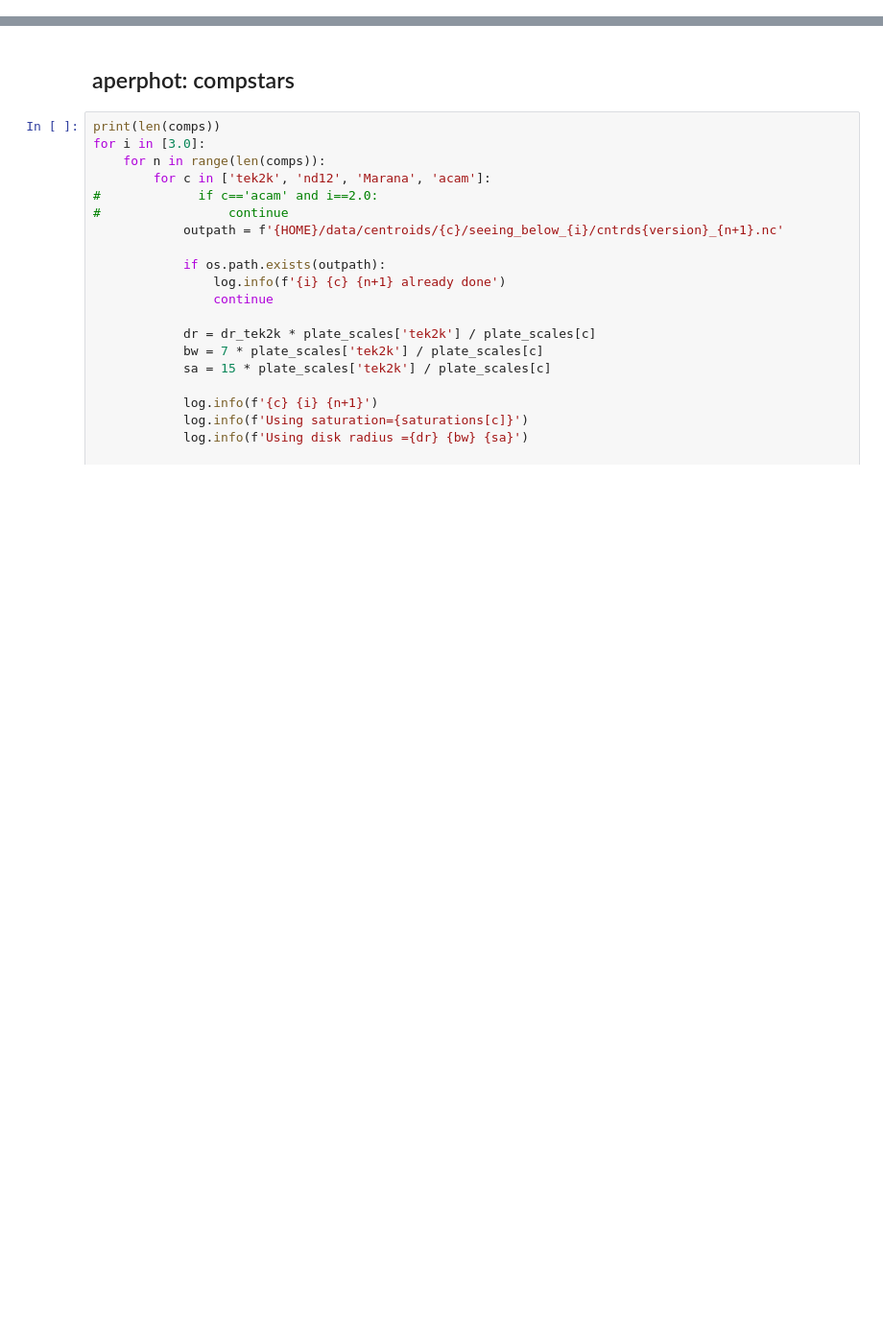
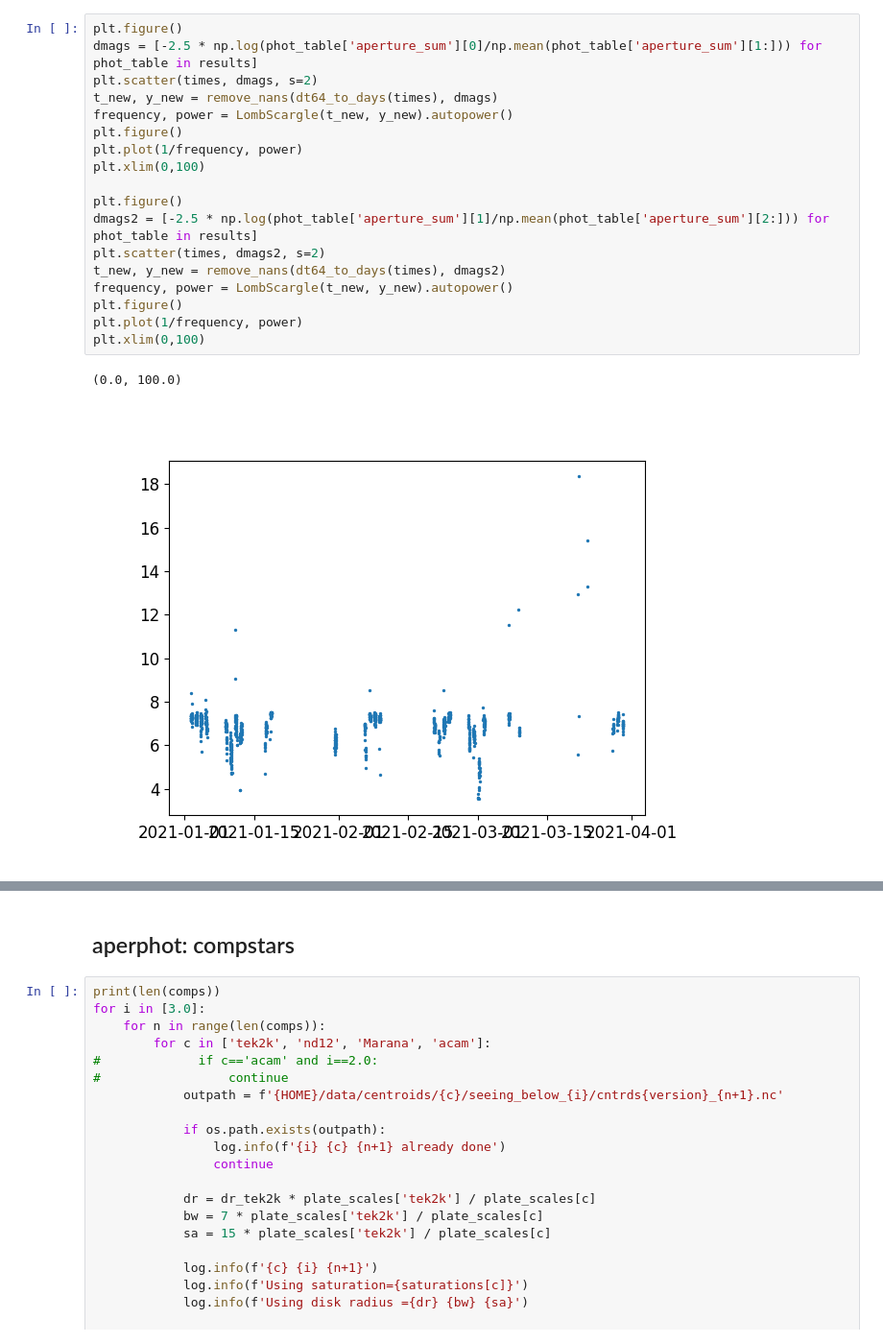
Before and after one commit to canisli/holmberg, a Jupyter notebook: ulx_photometry.ipynb, the cells around one changed output, grey strips where cells are left out. Shown: that part at 96% size. Saved outputs shown, nothing was run; the diff lists cells and outputs as text; blank space fills up the shorter version.

```diff
--- a/ulx_photometry.ipynb
+++ b/ulx_photometry.ipynb
@@ -73,0 +152,21 @@ Sleeping for 10 seconds
+# %%
+plt.figure()
+dmags = [-2.5 * np.log(phot_table['aperture_sum'][0]/np.mean(phot_table['aperture_sum'][1:])) for phot_table in results]
+plt.scatter(times, dmags, s=2)
+t_new, y_new = remove_nans(dt64_to_days(times), dmags)
+frequency, power = LombScargle(t_new, y_new).autopower()
+plt.figure()
+plt.plot(1/frequency, power)
+plt.xlim(0,100)
+
+plt.figure()
+dmags2 = [-2.5 * np.log(phot_table['aperture_sum'][1]/np.mean(phot_table['aperture_sum'][2:])) for phot_table in results]
+plt.scatter(times, dmags2, s=2)
+t_new, y_new = remove_nans(dt64_to_days(times), dmags2)
+frequency, power = LombScargle(t_new, y_new).autopower()
+plt.figure()
+plt.plot(1/frequency, power)
+plt.xlim(0,100)
+# %% [output]
+(0.0, 100.0)
+[figure, added]
```
Also changed, not shown: parts of 19 cells of this notebook, 11 other files.
